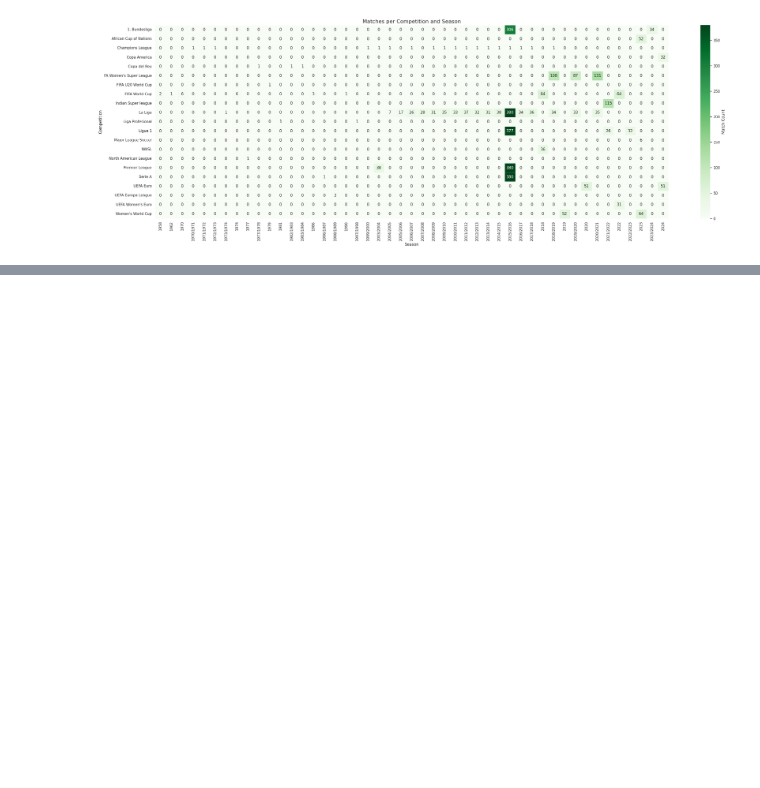
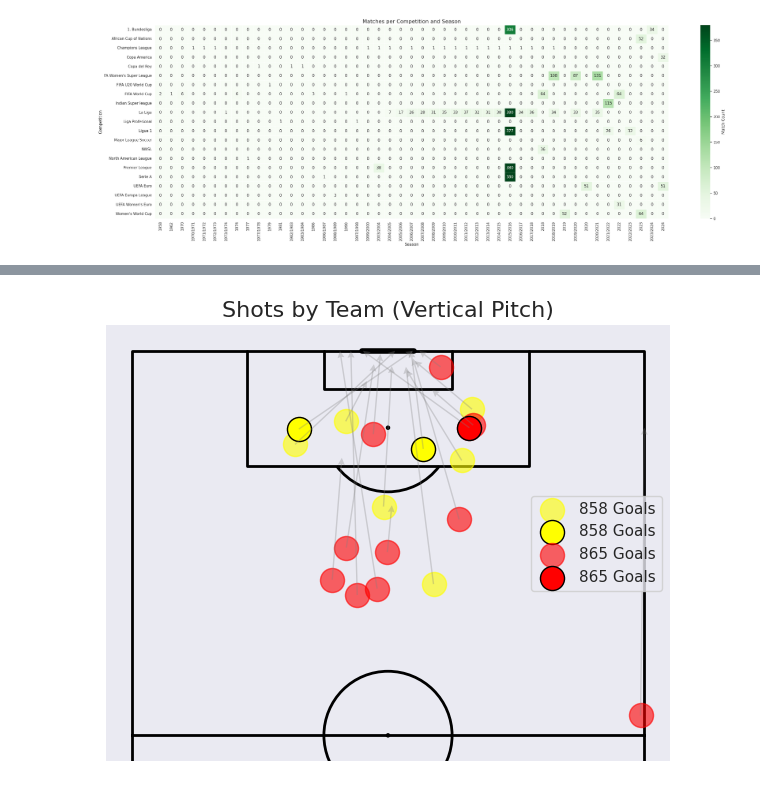
Before and after one commit to IvaroEkel/Probabilistic-Machine-Learning_lecture-PROJECTS, a Jupyter notebook: projects/08-1SHXXXX_football_analytics/notebooks/data_loading_and_exploration.ipynb, the cells around one changed output, grey strips where cells are left out. Cells and saved outputs as stored; diff of their text form; code cells hidden in the pictures; blank space fills up the shorter version.

```diff
--- a/projects/08-1SHXXXX_football_analytics/notebooks/data_loading_and_exploration.ipynb
+++ b/projects/08-1SHXXXX_football_analytics/notebooks/data_loading_and_exploration.ipynb
@@ -192,0 +177,3 @@ Warning: Total number of columns (52) exceeds max_columns (20) limiting to first
+# %%
+shots_df = df_event[df_event["type_name"] == 'Shot']
+shots_df.info()
@@ -192,0 +251,33 @@ Warning: Total number of columns (52) exceeds max_columns (20) limiting to first
+# %%
+from mplsoccer import VerticalPitch
+import matplotlib.pyplot as plt
+
+# Set up vertical pitch
+pitch = VerticalPitch(line_color='black', pitch_type='statsbomb', half=True)
+fig, ax = pitch.draw(figsize=(6, 10))
+
+# Define team colors by team_id
+team_colors = {
+    '858': 'yellow',
+    '865': 'red'
+}
+
+# Plot shots per team
+for team_id, color in team_colors.items():
+    team_shots = shots_df[shots_df['team_id'].astype(str) == team_id]
+    pitch.scatter(team_shots['x'], team_shots['y'], s=300, c=color, alpha=0.6, label=f'{team_id} Goals', ax=ax)
+
+    # Highlight goals for this team
+    team_goals = team_shots[team_shots['outcome_name'] == 'Goal']
+    pitch.scatter(team_goals['x'], team_goals['y'], s=300, c=color, edgecolors='black', label=f'{team_id} Goals', ax=ax)
+
+# Optional: Arrows to end location
+pitch.arrows(shots_df['x'], shots_df['y'], shots_df['end_x'], shots_df['end_y'],
+             width=1, headwidth=5, headlength=5, color='gray', alpha=0.3, ax=ax)
+
+# Legend and title
+ax.legend()
+ax.set_title('Shots by Team (Vertical Pitch)', fontsize=16)
+plt.show()
+# %% [output]
+[figure, added]
```
Also changed, not shown: parts of 12 cells of this notebook.
